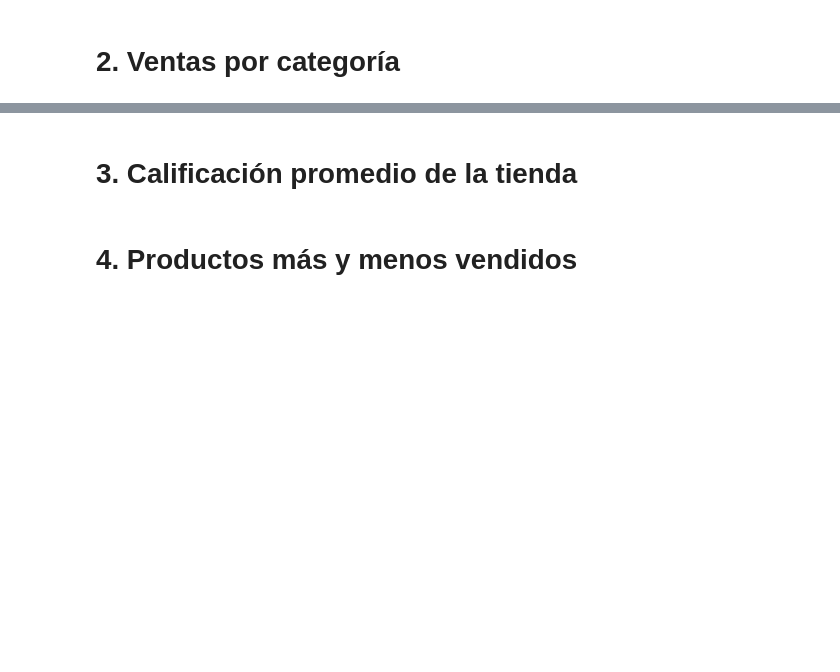
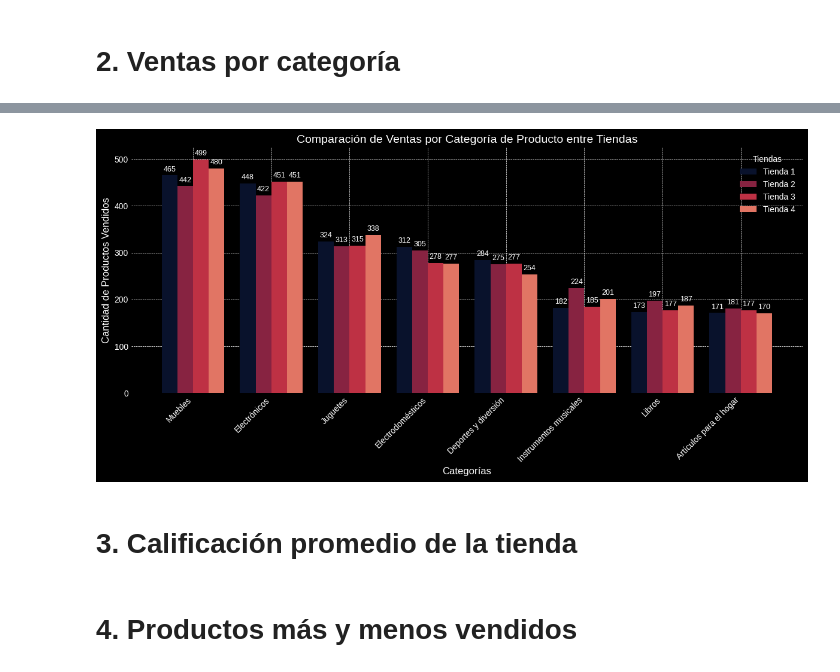
Before and after one commit to zenyonki/alura_store, a Jupyter notebook: AluraStoreLatam.ipynb, the cells around one changed output, grey strips where cells are left out. Saved outputs shown, nothing was run; the diff lists cells and outputs as text; code cells hidden in the pictures; blank space fills up the shorter version.

```diff
--- a/AluraStoreLatam.ipynb
+++ b/AluraStoreLatam.ipynb
@@ -164,3 +220,56 @@ plt.show()
+# %%
+# Listas con datos de categosías y tablas
+# ¿Hay una manera más fácil de hacer la lista por tienda?
+categorias = ['Muebles', 'Electrónicos', 'Juguetes', 'Electrodomésticos',
+              'Deportes y diversión', 'Instrumentos musicales',
+              'Libros', 'Artículos para el hogar']
+tienda_1 = [465, 448, 324, 312, 284, 182, 173, 171]
+tienda_2 = [442, 422, 313, 305, 275, 224, 197, 181]
+tienda_3 = [499, 451, 315, 278, 277, 185, 177, 177]
+tienda_4 = [480, 451, 338, 277, 254, 201, 187, 170]
+
+# Concede un número de posición (0, 1, 2, 3...) a cada categoría de la lista.
+x = np.arange(len(categorias))
+
+# Configuración del gráfico
+# Ancho de las barras
+width = 0.2
+
+# Los números -1.5, -0.5, +0.5 y +1.5 depresentan el desplazamiento de las barras
+# de cada tienda respecto al centro de donde son generadas. De otra manera, las
+# barras estarían superpuestas.
+
+fig, ax = plt.subplots(figsize=(12, 6))
+ax.bar(x - 1.5 * width, tienda_1, width, label='Tienda 1', color='#09122C')
+ax.bar(x - 0.5 * width, tienda_2, width, label='Tienda 2', color='#872341')
+ax.bar(x + 0.5 * width, tienda_3, width, label='Tienda 3', color='#BE3144')
+ax.bar(x + 1.5 * width, tienda_4, width, label='Tienda 4', color='#E17564')
+
+# La función anterior ax.bar generó barras las cuales se usan a continuación
+# sobre las cuales se itera para crear las etiquetas de cada una de ellas. El resto
+# es sólo para formatearlas a lo deseado, por ejemplo: en lugar que ocupan en el
+# gráfico.
+for bars in [bars1, bars2, bars3, bars4]:
+    for bar in bars:
+        height = bar.get_height()
+        ax.text(bar.get_x() + bar.get_width() / 2, height + 5,
+                f'{int(height)}',
+                ha='center', va='bottom', fontsize=9)
+
+# Etiquetas y título
+ax.set_xlabel('Categorías', fontsize=12)
+ax.set_ylabel('Cantidad de Productos Vendidos', fontsize=12)
+ax.set_title('Comparación de Ventas por Categoría de Producto entre Tiendas', fontsize=14)
+ax.set_xticks(x)
+ax.set_xticklabels(categorias, rotation=45, ha='right')
+ax.legend(title='Tiendas')
+
+# Mostrar el gráfico
+plt.style.use('dark_background')
+plt.tight_layout()
+plt.show()
+# %% [output]
+[figure, added]
 # %% [markdown]
 # 3. Calificación promedio de la tienda
 # %% [markdown]
```
Also changed, not shown: parts of 5 cells of this notebook.
